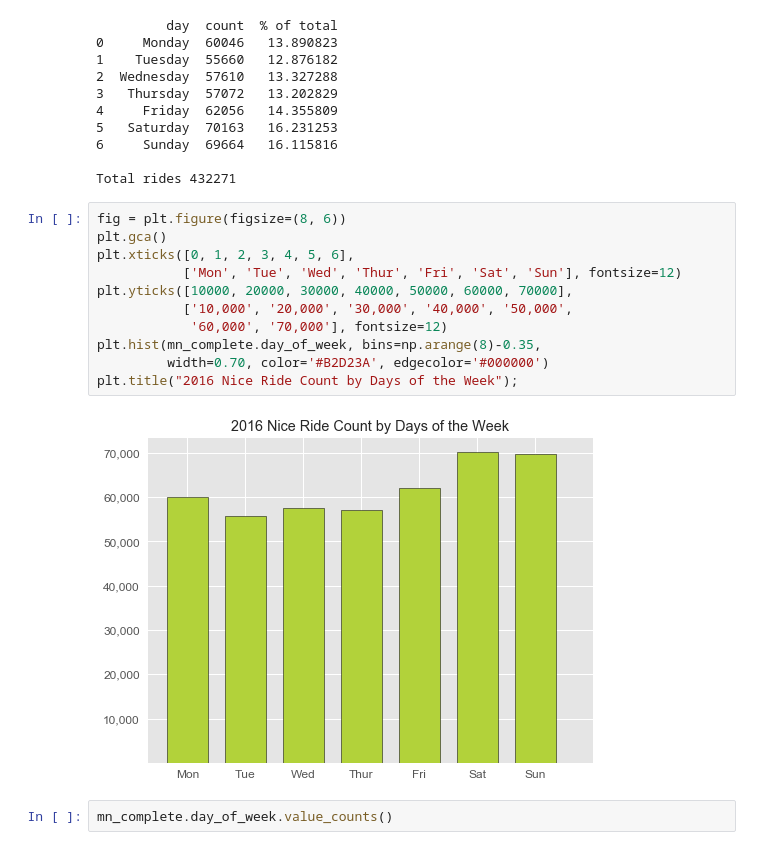
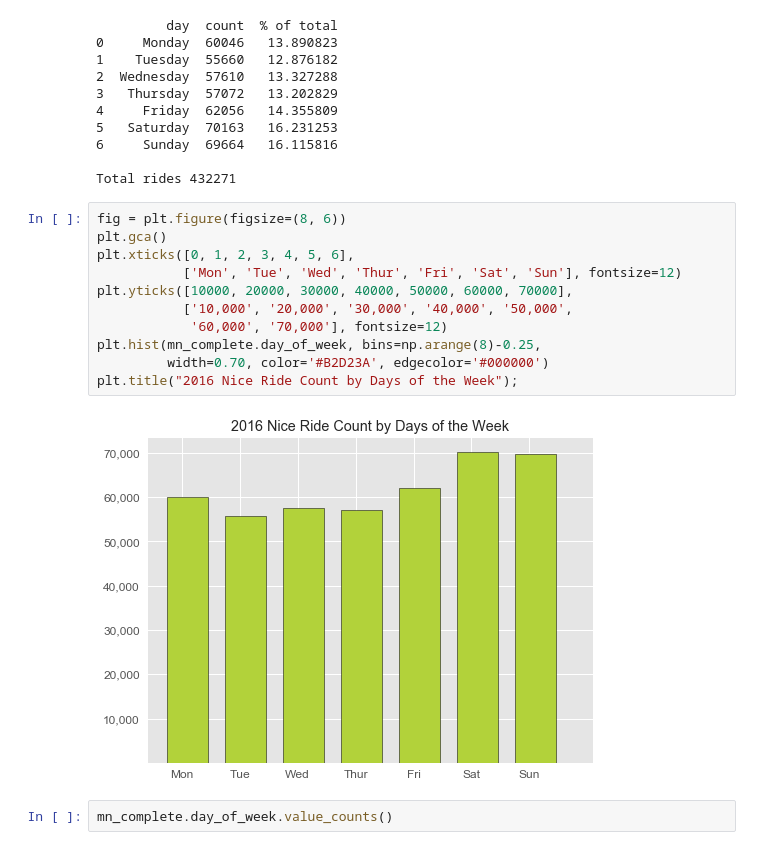
Before and after one commit to Larkin22/MN-Nice-Ride, a Jupyter notebook: MN Nice Ride - Ride Data 2016.ipynb, the cells around one changed output. Drawn from its saved outputs; the diff is of its cells as text.

```diff
--- a/MN Nice Ride - Ride Data 2016.ipynb
+++ b/MN Nice Ride - Ride Data 2016.ipynb
@@ -280,16 +358,16 @@ Total rides 432271
 # %%
 fig = plt.figure(figsize=(8, 6))
 plt.gca()
 plt.xticks([0, 1, 2, 3, 4, 5, 6],
            ['Mon', 'Tue', 'Wed', 'Thur', 'Fri', 'Sat', 'Sun'], fontsize=12)
 plt.yticks([10000, 20000, 30000, 40000, 50000, 60000, 70000],
            ['10,000', '20,000', '30,000', '40,000', '50,000',
             '60,000', '70,000'], fontsize=12)
-plt.hist(mn_complete.day_of_week, bins=np.arange(8)-0.35,
+plt.hist(mn_complete.day_of_week, bins=np.arange(8)-0.25,
          width=0.70, color='#B2D23A', edgecolor='#000000')
 plt.title("2016 Nice Ride Count by Days of the Week");
 # %% [output]
-[figure, old version]
+[figure, new version]
 # %%
 mn_complete.day_of_week.value_counts()
 # %% [output]
```
Also changed, not shown: parts of 18 cells of this notebook, 5 other files.
